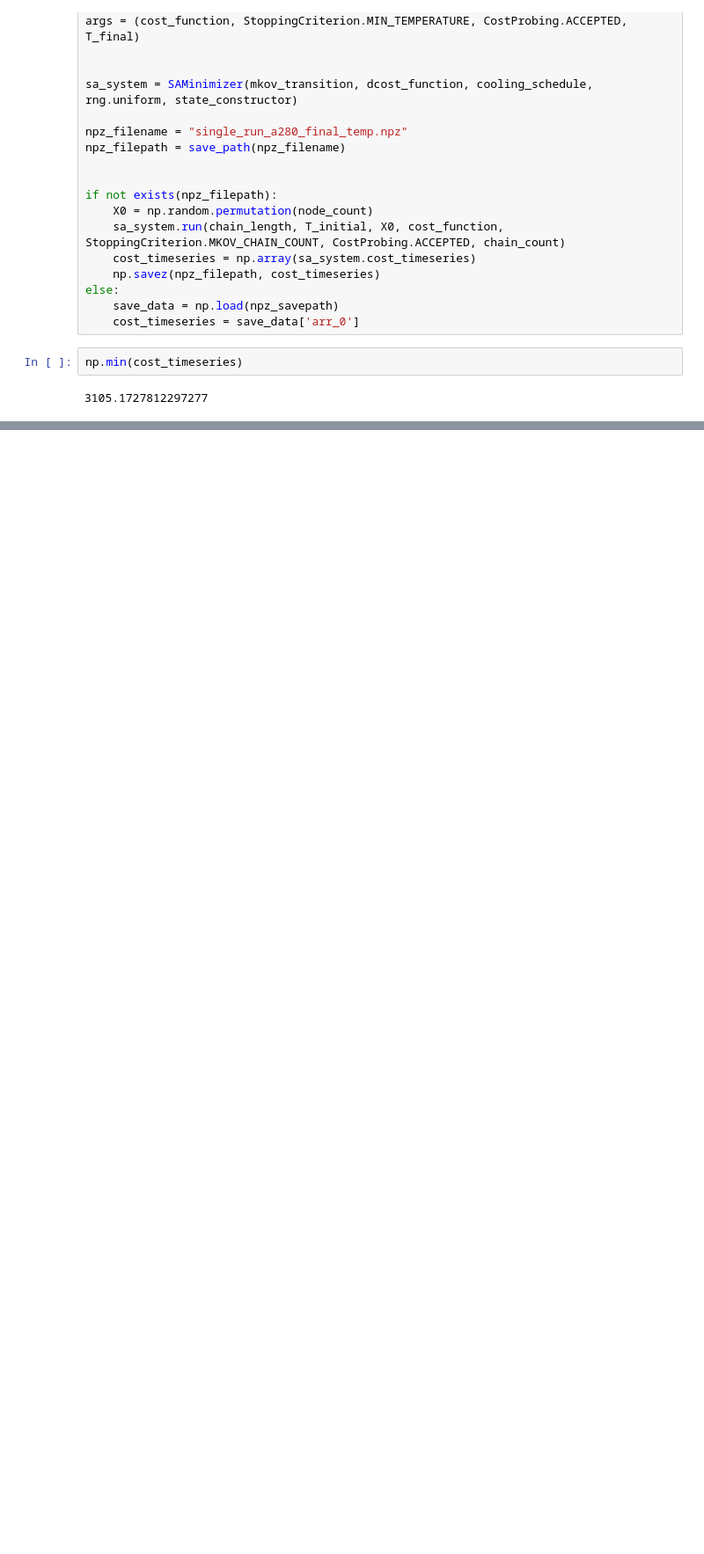
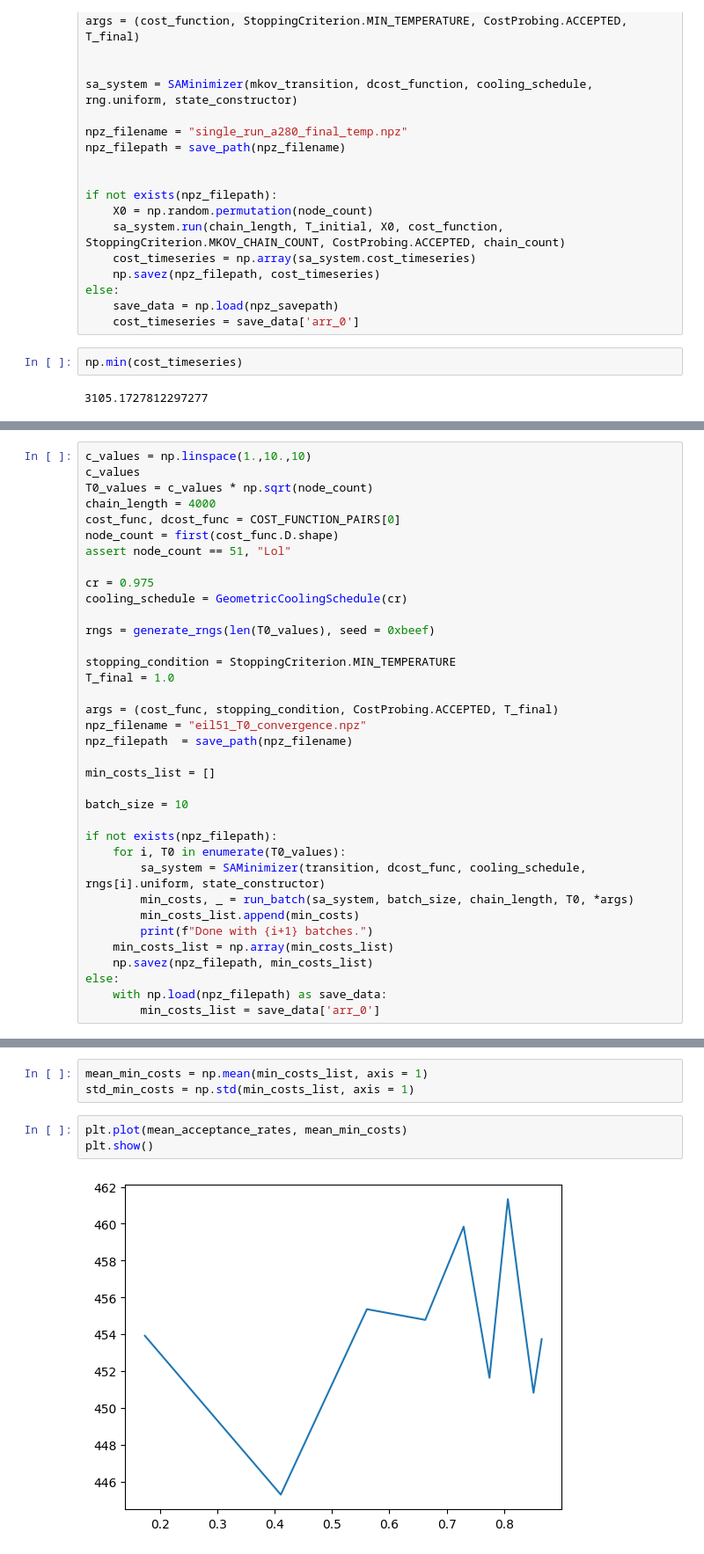
Before and after one commit to loonatick-src/stochastic-sim-3, a Jupyter notebook: main.ipynb, the cells around one changed output, grey strips where cells are left out. Shown: that part at 88% size. Saved outputs shown, nothing was run; the diff lists cells and outputs as text; blank space fills up the shorter version.

```diff
--- a/main.ipynb
+++ b/main.ipynb
@@ -408,0 +523,36 @@ np.min(cost_timeseries)
+# %%
+c_values = np.linspace(1.,10.,10)
+c_values
+T0_values = c_values * np.sqrt(node_count)
+chain_length = 4000
+cost_func, dcost_func = COST_FUNCTION_PAIRS[0]
+node_count = first(cost_func.D.shape)
+assert node_count == 51, "Lol"
+
+cr = 0.975
+cooling_schedule = GeometricCoolingSchedule(cr)
+
+rngs = generate_rngs(len(T0_values), seed = 0xbeef)
+
+stopping_condition = StoppingCriterion.MIN_TEMPERATURE
+T_final = 1.0
+
+args = (cost_func, stopping_condition, CostProbing.ACCEPTED, T_final)
+npz_filename = "eil51_T0_convergence.npz"
+npz_filepath  = save_path(npz_filename)
+
+min_costs_list = []
+
+batch_size = 10
+
+if not exists(npz_filepath):
+    for i, T0 in enumerate(T0_values):
+        sa_system = SAMinimizer(transition, dcost_func, cooling_schedule, rngs[i].uniform, state_constructor)
+        min_costs, _ = run_batch(sa_system, batch_size, chain_length, T0, *args)
+        min_costs_list.append(min_costs)
+        print(f"Done with {i+1} batches.")
+    min_costs_list = np.array(min_costs_list)
+    np.savez(npz_filepath, min_costs_list)
+else:
+    with np.load(npz_filepath) as save_data:
+        min_costs_list = save_data['arr_0']
@@ -408,0 +576,8 @@ np.min(cost_timeseries)
+# %%
+mean_min_costs = np.mean(min_costs_list, axis = 1)
+std_min_costs = np.std(min_costs_list, axis = 1)
+# %%
+plt.plot(mean_acceptance_rates, mean_min_costs)
+plt.show()
+# %% [output]
+[figure, added]
```
Also changed, not shown: parts of 20 cells of this notebook, 6 other files.
